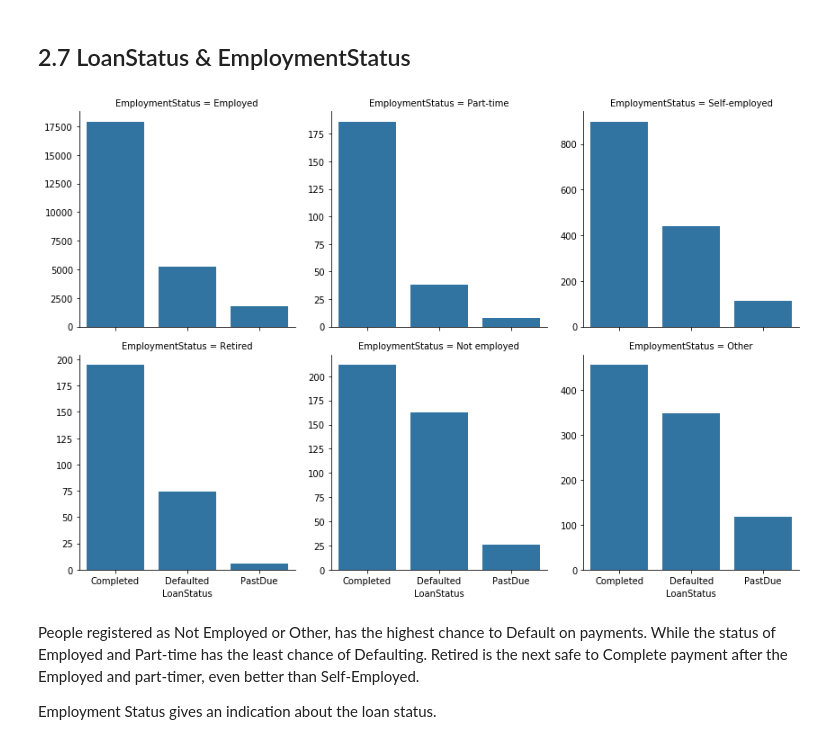
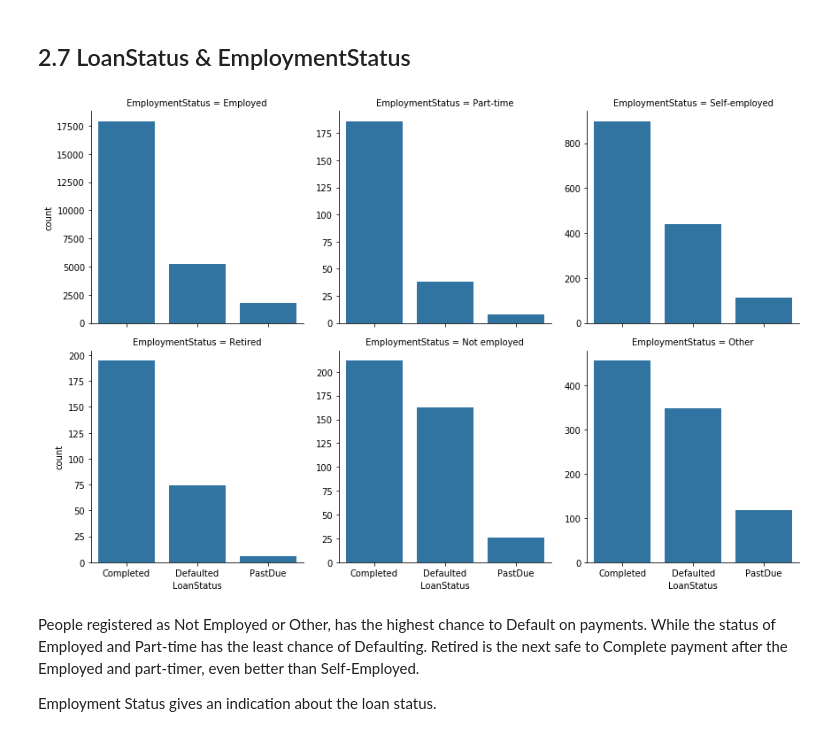
Before and after one commit to yaman-jaghbeer/Communicate-Data-Finding, a Jupyter notebook: exploration.ipynb, the cells around one changed output. Drawn from its saved outputs; the diff is of its cells as text; code cells hidden in the pictures.

```diff
--- a/exploration.ipynb
+++ b/exploration.ipynb
@@ -664,9 +672,10 @@ It is clear from the plots that being a homeowner deosn't affect the chance of D
 # %%
 g = sb.FacetGrid(data = prosper_df, col = 'EmploymentStatus',col_wrap = 3,height=4,
                  sharey=False,col_order = employmentstatus_order)
-g.map(sb.countplot, 'LoanStatus');
+g.map(sb.countplot, 'LoanStatus')
+g.set_axis_labels(y_var='count');
 # %% [output]
-[figure, old version]
+[figure, new version]
 # %% [markdown]
 People registered as Not Employed or Other, has the highest chance to Default on payments.
 While the status of Employed and Part-time has the least chance of Defaulting.
```
Also changed, not shown: parts of 10 cells of this notebook, 2 other files.
